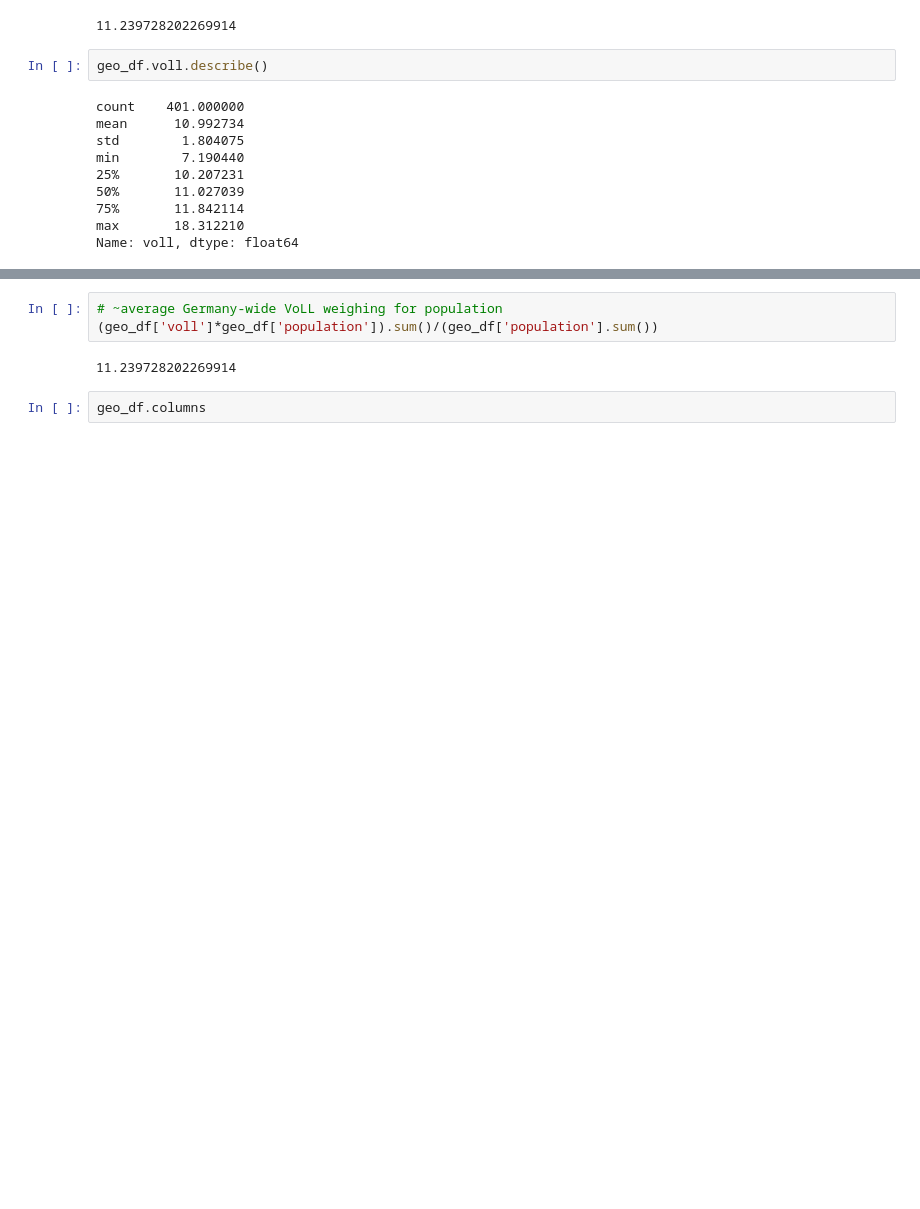
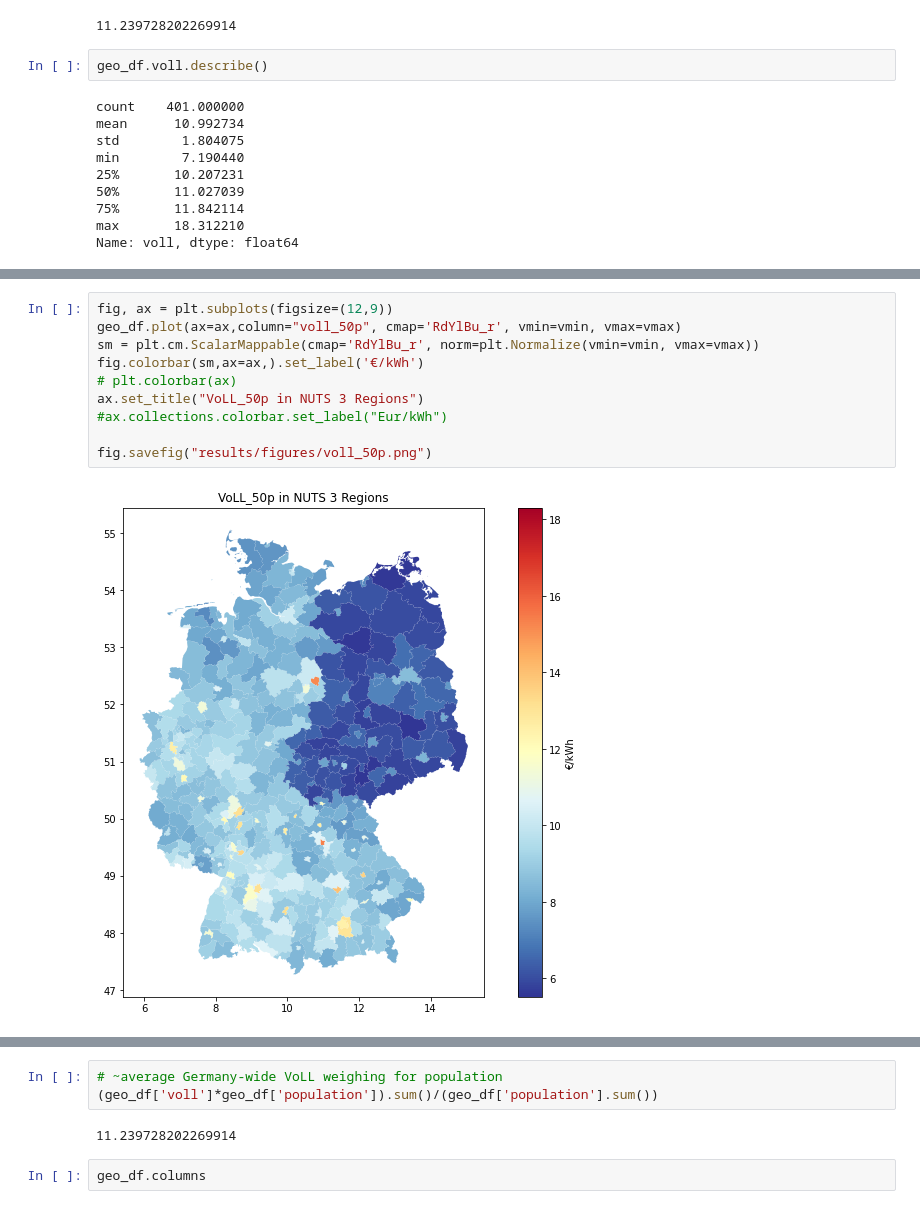
Before and after one commit to david-huck/voll-de, a Jupyter notebook: voll_calculation.ipynb, the cells around one changed output, grey strips where cells are left out. Drawn from its saved outputs; the diff is of its cells as text; blank space fills up the shorter version.

```diff
--- a/voll_calculation.ipynb
+++ b/voll_calculation.ipynb
@@ -446,0 +440,12 @@ Name: voll, dtype: float64
+# %%
+fig, ax = plt.subplots(figsize=(12,9))
+geo_df.plot(ax=ax,column="voll_50p", cmap='RdYlBu_r', vmin=vmin, vmax=vmax)
+sm = plt.cm.ScalarMappable(cmap='RdYlBu_r', norm=plt.Normalize(vmin=vmin, vmax=vmax))
+fig.colorbar(sm,ax=ax,).set_label('€/kWh')
+# plt.colorbar(ax)
+ax.set_title("VoLL_50p in NUTS 3 Regions")
+#ax.collections.colorbar.set_label("Eur/kWh")
+
+fig.savefig("results/figures/voll_50p.png")
+# %% [output]
+[figure, added]
```
Also changed, not shown: parts of 11 cells of this notebook, 4 other files.
